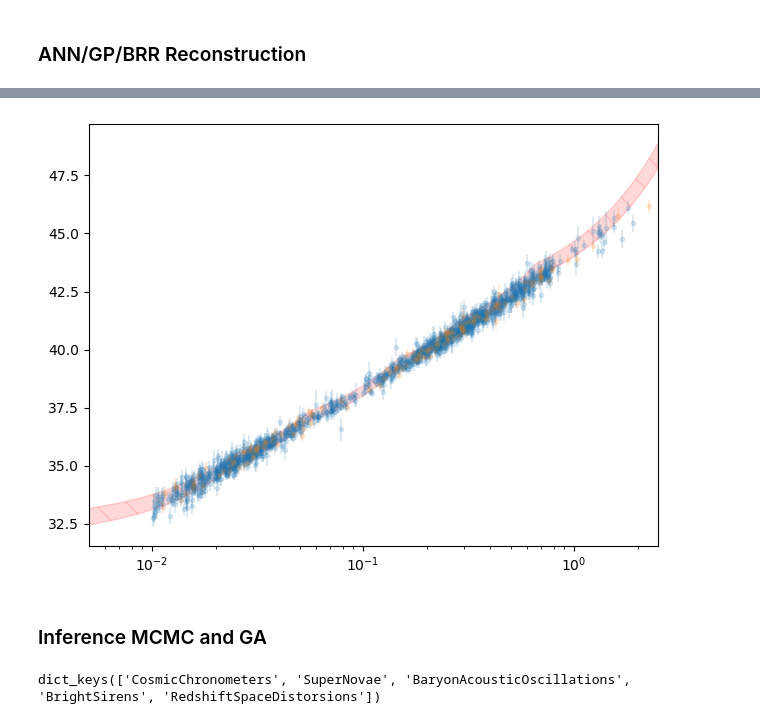
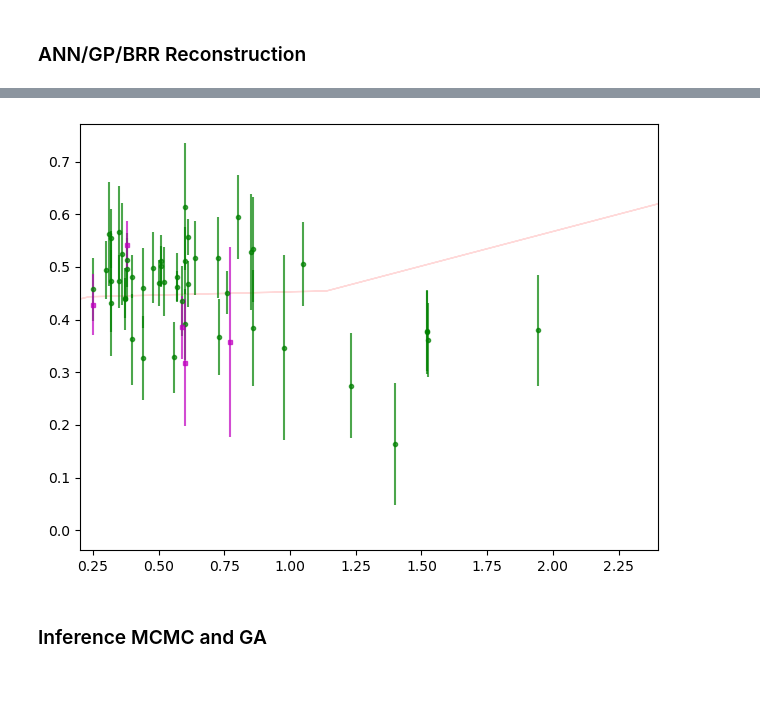
Before and after one commit to reggiebernardo/cosmo_learn, a Jupyter notebook: cosmo_tutorial.ipynb, the cells around one changed output, grey strips where cells are left out. Cells and saved outputs as stored; diff of their text form; code cells hidden in the pictures; blank space fills up the shorter version.

```diff
--- a/cosmo_tutorial.ipynb
+++ b/cosmo_tutorial.ipynb
@@ -338,0 +139,8 @@ _________________________________________________________________
+# %%
+ann_model = tf.keras.Sequential([Dense(12, activation='relu', input_shape=[1]),
+                                 Dropout(0.1), Dense(4, activation='relu'),
+                                 Dropout(0.1), Dense(2, activation='relu')])
+
+optimizer = Adam(learning_rate=0.00008)
+ann_model.compile(optimizer=optimizer, loss='mean_squared_error', metrics=['mse', 'mae', 'mape'])
+ann_model.summary()
@@ -339,12 +169,14 @@ _________________________________________________________________
 # %%
-gw_cosmo.mock_data.keys()
-# train_data=gw_cosmo.mock_data['CosmicChronometers']['train']
-train_data=gw_cosmo.mock_data['SuperNovae']['train']
-# train_data=gw_cosmo.mock_data['BaryonAcousticOscillations']['train']
+# key='CosmicChronometers'
+# key='SuperNovae'
+# key='BaryonAcousticOscillations'
+# key='BrightSirens'
+key='RedshiftSpaceDistorsions'
+my_cosmo_learn.mock_data.keys()
+train_data=my_cosmo_learn.mock_data[key]['train']
 x=train_data['x']; y=np.column_stack((train_data['y'], train_data['yerr']))
 
-num_samples=len(x)
-n = int(0.9 * num_samples)
+num_samples=len(x); n = int(0.9 * num_samples)
 print('Number of training samples:', n)
 print('Number of validation samples:', num_samples - n)
 print()
@@ -357,4 +189,6 @@ Number of validation samples: 144
 # %%
 n_epochs=3000
-ann_history = ann_model.fit(x_train, y_train, epochs=n_epochs, validation_data=(x_validation, y_validation))
+# ann_history = ann_model.fit(x_train, y_train, epochs=n_epochs, \
+#                             validation_data=(x_validation, y_validation), verbose=0)
+ann_history = ann_model.fit(x, y, epochs=n_epochs, validation_split=0.9, verbose=0)
 # %% [output]
@@ -390,13 +208,18 @@ plt.show()
 # %%
-# x_rec=np.linspace(0.2, 2.4, 1000)
-x_rec=np.logspace(-2.3, np.log10(2.5), 1000)
+x_rec=np.linspace(0.2, 2.4, 1000)
+# x_rec=np.logspace(-2.3, np.log10(2.5), 1000)
 y_rec = ann_model.predict(x_rec)
 ymean_rec = y_rec[:, 0]; yerr_rec = y_rec[:, 1]
 
 
 fig, ax=plt.subplots()
-# gw_cosmo.plot_train_test_data(ax, 'CosmicChronometers', fmt='.', alpha=0.7)
-gw_cosmo.plot_train_test_data(ax, 'SuperNovae', fmt='.', alpha=0.15)
+# key='CosmicChronometers'
+# key='SuperNovae'
+# key='BaryonAcousticOscillations'
+# key='BrightSirens'
+key='RedshiftSpaceDistorsions'
+my_cosmo_learn.plot_train_test_data(ax, key, alpha=0.7)
+# my_cosmo_learn.plot_train_test_data(ax, key, fmt='.', alpha=0.15)
 ax.fill_between(x_rec, ymean_rec-yerr_rec, ymean_rec+yerr_rec, \
                 facecolor='red', edgecolor='red', alpha=0.15, hatch='\\', label='ANN')
 
@@ -406,7 +229,7 @@ ax.fill_between(x_rec, ymean_rec-yerr_rec, ymean_rec+yerr_rec, \
 #                 facecolor='red', edgecolor='red', alpha=0.25, hatch='\\', label='ANN')
 
 ax.set_xlim(min(x_rec), max(x_rec))
-ax.set_xscale('log')
+# ax.set_xscale('log')
 # ax.set_ylabel(r'$H(z)$'); ax.set_xlabel(r'Redshift $z$')
 # ax.legend(loc='upper left', prop={'size': 10})
 fig.tight_layout()
@@ -416,26 +239,20 @@ plt.show()
-[figure, old version]
+[figure, new version]
 # %% [markdown]
 ### Inference MCMC and GA
 # %%
 # s8=0.834+/-0.016 (Planck); s8=0.745+/-0.039 (KiDS-450); see https://arxiv.org/abs/2008.11285
-# H0, Om0, Ok0, w0, wa, s8 = 70, 0.3, 0, -1, 0, 0.8
+# H0, Om0, w0, s8 = 70, 0.3, -1, 0.8
 
 # desi1 Flat wCDM https://arxiv.org/pdf/2404.03002 + planck s8
-H0, Om0, Ok0, w0, wa, s8 = 67.74, 0.3095, 0, -0.997, 0, 0.834
-cosmo=w0waCDM(H0=H0, Om0=Om0, Ode0=1-Om0-Ok0, w0=w0, wa=wa) # baseline astropy model
+H0, Om0, w0, s8 = 67.74, 0.3095, -0.997, 0.834
+Ok0=0; wa=0
+cosmo=FlatwCDM(H0=H0, Om0=Om0, w0=w0) # baseline astropy model
 
-gw_cosmo=CosmoLearn([H0, Om0, Ok0, w0, wa, s8], seed=14000605)
-gw_cosmo.set_cosmo()
-
-z_h, Hz_h, errHz_h=gw_cosmo.make_cosmic_chronometers_like()
-z_sn, muz_sn, errmuz_sn=gw_cosmo.make_pantheon_plus_like()
-z_bao, DVrdz_bao, errDVrdz_bao=gw_cosmo.make_desi1_like()
-z_bs, dLz_bs, errdLz_bs=gw_cosmo.make_bright_sirens_mock(pop_model='Pop III', years=5)
-z_g, fs8z_g, errfs8z_g=gw_cosmo.make_rsd_like(de_model='no pert', k2cs2=1e-10, hh=1e-10)
-
-gw_cosmo.mock_data.keys()
+my_cosmo_learn=CosmoLearn([H0, Om0, w0, s8], seed=14000605)
+mock_keys=['CosmicChronometers', 'SuperNovae', 'BaryonAcousticOscillations', \
+           'BrightSirens', 'RedshiftSpaceDistorsions']
+# mock_keys=['CosmicChronometers', 'SuperNovae', 'BrightSirens', 'RedshiftSpaceDistorsions']
+my_cosmo_learn.make_mock(mock_keys=mock_keys)
-# %% [output]
-dict_keys(['CosmicChronometers', 'SuperNovae', 'BaryonAcousticOscillations', 'BrightSirens', 'RedshiftSpaceDistorsions'])
 # %%
 prior_dict={'H0_min': 0, 'H0_max': 100, 'Om0_min': 0, 'Om0_max': 1, \
             'w0_min': -10, 'w0_max': 10, 's8_min': 0.2, 's8_max': 1.5}
```
Also changed, not shown: parts of 23 cells of this notebook, 1 other file.
